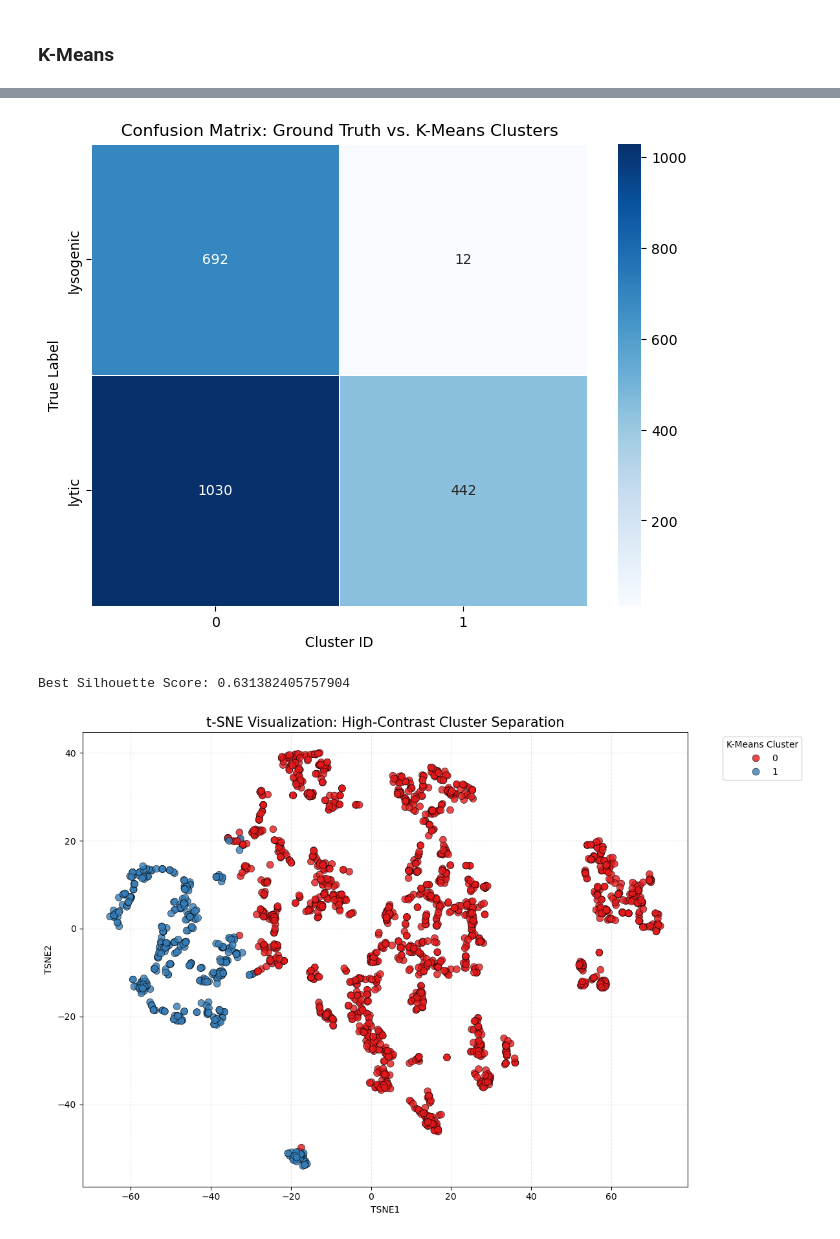
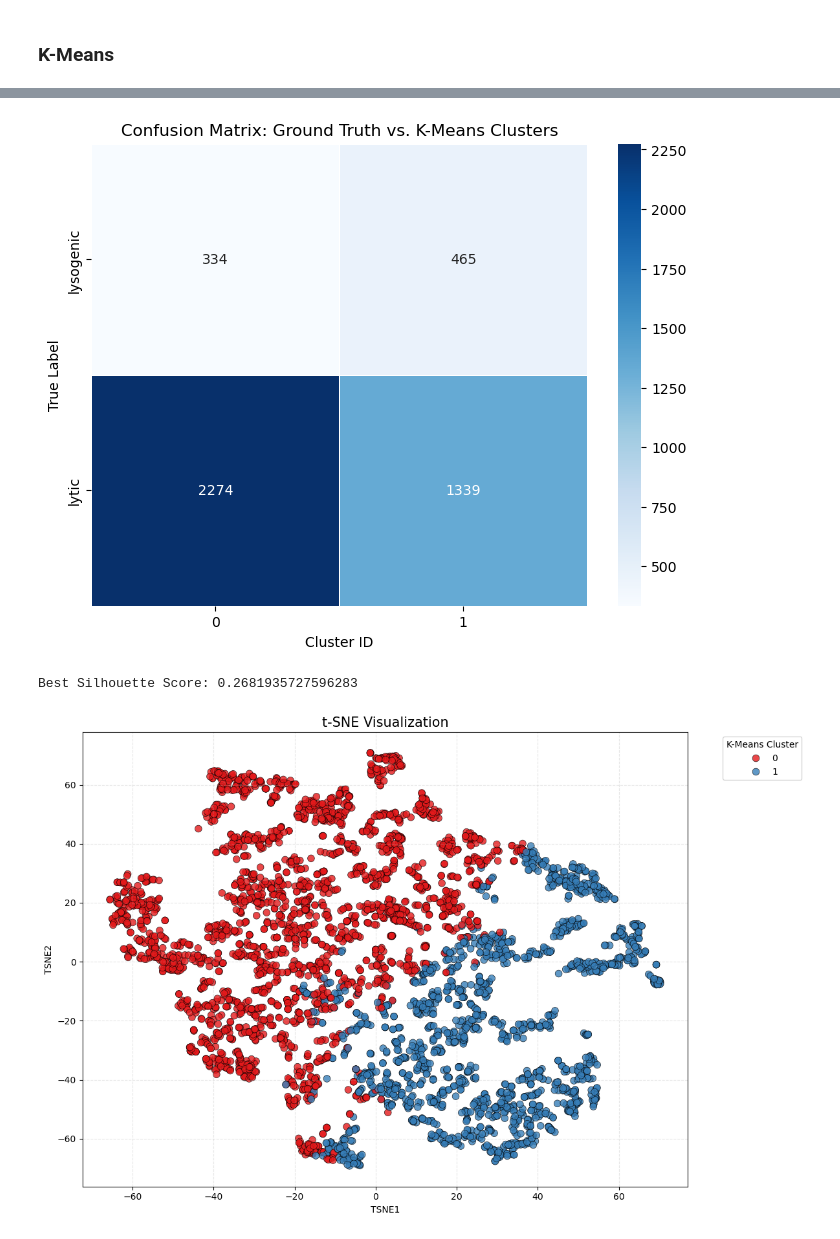
Before and after one commit to francescostellaa/cluster_dei, a Jupyter notebook: src/clustering.ipynb, the cells around one changed output, grey strips where cells are left out. Saved outputs shown, nothing was run; the diff lists cells and outputs as text; code cells hidden in the pictures.

Commit message:
Fixed one error when plotting non-coding or coding embeddings for which both training and test ones were in it instead of only test

```diff
--- a/src/clustering.ipynb
+++ b/src/clustering.ipynb
@@ -12,7 +12,8 @@ from sklearn.metrics import homogeneity_score
 from sklearn.decomposition import PCA
 # %%
 # Load the file using the path exactly as it was saved
-file_path = 'embeddings_171225_2176_32768_blocks.28.mlp.l3'
+# file_path = '../data/embeddings/embeddings_171225_2176_32768_blocks.28.mlp.l3.pt'
+file_path = '../data/embeddings/embeddings_2026-1-27_12-28-7_2176_32768_blocks.28.mlp.l3_16384_0_0.pt'
 # file_path = 'embeddings_291225_2176_32768_blocks.28.mlp.l3_32768.pt'
 data = torch.load(file_path, map_location=torch.device('cpu'))
 
@@ -74,16 +75,17 @@ array([[-0.16073947,  0.10331534,  0.17606649, ...,  0.17553224,
 # %% [markdown]
 # Data Preparation
 # %%
-# --- CONFIGURATION ---
+# Path to the Excel file containing lifecycle information
+excel_file_path = "../data/journal.pcbi.1012525.s001.xlsx"
 # Training
-sheet_names = pd.ExcelFile("journal.pcbi.1012525.s001.xlsx").sheet_names
+sheet_names = pd.ExcelFile(excel_file_path).sheet_names
 # Training dataset
-training = pd.read_excel("journal.pcbi.1012525.s001.xlsx", sheet_name=sheet_names[0])
+training = pd.read_excel(excel_file_path, sheet_name=sheet_names[0])
 # Test dataset
-test = pd.read_excel("journal.pcbi.1012525.s001.xlsx", sheet_name=sheet_names[1])
+test = pd.read_excel(excel_file_path, sheet_name=sheet_names[1])
 
 
-MIN_COVERAGE = 0.80  # Only keep results where >50% of data is clustered (not noise)
+MIN_COVERAGE = 0.80
 PCA_COMPONENTS = 10
 # --- PREPARATION (Alignment) ---
 # Create a dictionary mapping Accession ID -> Corrected Lifecycle
@@ -589,7 +599,7 @@ sns.heatmap(conf_matrix, annot=True, fmt='d', cmap='Blues', linewidths=.5)
 plt.title('Confusion Matrix: Ground Truth vs. K-Means Clusters')
 plt.show()
 # %% [output]
-[figure, old version]
+[figure, new version]
 # %%
 best_params = results_df.iloc[0]
 
@@ -604,7 +614,7 @@ best_kmeans = KMeans(
 cluster_labels = best_kmeans.fit_predict(df_pca)
 print("Best Silhouette Score:", results_df.iloc[0]["silhouette_score"])
 # %% [output]
-Best Silhouette Score: 0.631382405757904
+Best Silhouette Score: 0.2681935727596283
 # %%
 from sklearn.manifold import TSNE
 import matplotlib.pyplot as plt
@@ -625,35 +635,35 @@ labels = kmeans_best.fit_predict(df_pca)
 # Perplexity usually ranges from 5 to 50; adjust based on dataset size
 tsne = TSNE(n_components=2, perplexity=30, random_state=RANDOM_STATE)
 tsne_results = tsne.fit_transform(df_pca)
 
 # 3. Create a DataFrame for plotting
 df_tsne = pd.DataFrame(tsne_results, columns=['TSNE1', 'TSNE2'])
 df_tsne['Cluster'] = labels.astype(str) # Convert to string for discrete color palette
 
 # Using a high-contrast palette like 'Set1' or 'bright'
 # 'Set1' uses Red and Blue for the first two categories—very high contrast.
 plt.figure(figsize=(12, 8))
 
 sns.scatterplot(
     x='TSNE1',
     y='TSNE2',
     hue='Cluster',
     data=df_tsne,
     palette="Set1",       # High-contrast categorical colors
     s=60,                 # Increased point size
     alpha=0.8,            # Slight transparency to see density
     edgecolor='black',    # Adds a thin border to each point for definition
     linewidth=0.5
 )
 
-plt.title('t-SNE Visualization: High-Contrast Cluster Separation', fontsize=15)
+plt.title('t-SNE Visualization', fontsize=15)
 plt.legend(title='K-Means Cluster', bbox_to_anchor=(1.05, 1), loc='upper left')
 plt.grid(True, linestyle='--', alpha=0.3) # Subtle grid for scale
 plt.tight_layout()
 
 plt.show()
 # %% [output]
-[figure, old version]
+[figure, new version]
 # %%
 from sklearn.manifold import TSNE
 import seaborn as sns
```
Also changed, not shown: parts of 13 cells of this notebook, 2 other files.
